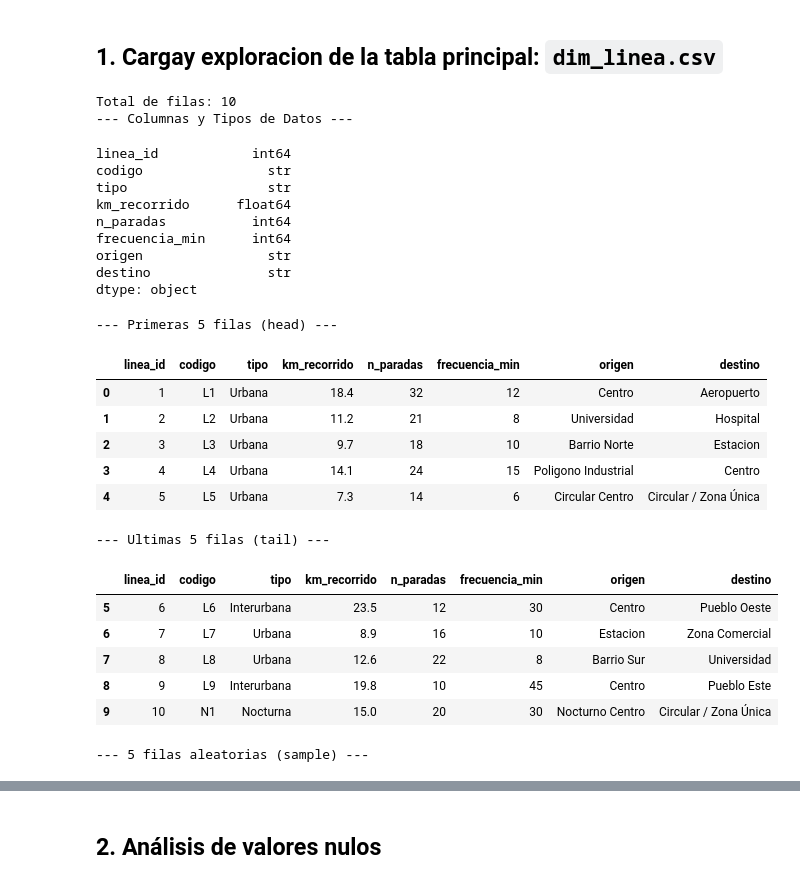
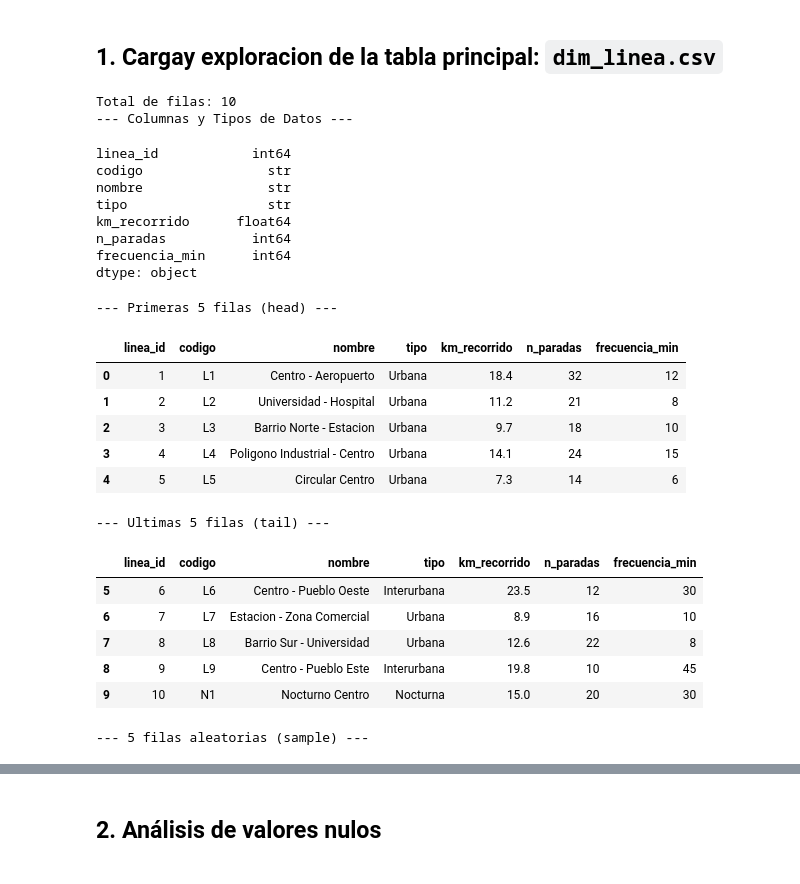
Before and after one commit to databaandsc/MetroBus_Analytics, a Jupyter notebook: 01_eda.ipynb, the cells around one changed output, grey strips where cells are left out. Drawn from its saved outputs; the diff is of its cells as text; code cells hidden in the pictures.

```diff
--- a/01_eda.ipynb
+++ b/01_eda.ipynb
@@ -1917,50 +1926,49 @@ La auditoría de la dimensión física (cocheras) revela un dataset en estado ó
 # %%
 
 # 1. Cargamos el dataset
-df_linea = pd.read_csv('data/dim_linea.csv')
+df_linea = pd.read_csv('data/raw/dim_linea.csv')
 
 # Número total de filas
 print("Total de filas:", len(df_linea))
 
 # 2. Ver columnas y tipos de datos
 print("--- Columnas y Tipos de Datos ---")
 display(df_linea.dtypes)
 
 # 3. Primeras 5 filas
 print("--- Primeras 5 filas (head) ---")
 display(df_linea.head())
 
 # 4. Ultimas 5 filas
 print("--- Ultimas 5 filas (tail) ---")
 display(df_linea.tail())
 
 # 5. 5 filas aleatorias
 print("--- 5 filas aleatorias (sample) ---")
 display(df_linea.sample(5))
 # %% [output]
 Total de filas: 10
 --- Columnas y Tipos de Datos ---
 linea_id            int64
 codigo                str
+nombre                str
 tipo                  str
 km_recorrido      float64
 n_paradas           int64
 frecuencia_min      int64
-origen                str
-destino               str
 dtype: object
 --- Primeras 5 filas (head) ---
-|  | linea_id | codigo | tipo | km_recorrido | n_paradas | frecuencia_min | origen | destino |
-| 0 | 1 | L1 | Urbana | 18.4 | 32 | 12 | Centro | Aeropuerto |
-| 1 | 2 | L2 | Urbana | 11.2 | 21 | 8 | Universidad | Hospital |
-| 2 | 3 | L3 | Urbana | 9.7 | 18 | 10 | Barrio Norte | Estacion |
-| 3 | 4 | L4 | Urbana | 14.1 | 24 | 15 | Poligono Industrial | Centro |
-| 4 | 5 | L5 | Urbana | 7.3 | 14 | 6 | Circular Centro | Circular / Zona Única |
+|  | linea_id | codigo | nombre | tipo | km_recorrido | n_paradas | frecuencia_min |
+| 0 | 1 | L1 | Centro - Aeropuerto | Urbana | 18.4 | 32 | 12 |
+| 1 | 2 | L2 | Universidad - Hospital | Urbana | 11.2 | 21 | 8 |
+| 2 | 3 | L3 | Barrio Norte - Estacion | Urbana | 9.7 | 18 | 10 |
+| 3 | 4 | L4 | Poligono Industrial - Centro | Urbana | 14.1 | 24 | 15 |
+| 4 | 5 | L5 | Circular Centro | Urbana | 7.3 | 14 | 6 |
 --- Ultimas 5 filas (tail) ---
-|  | linea_id | codigo | tipo | km_recorrido | n_paradas | frecuencia_min | origen | destino |
-| 5 | 6 | L6 | Interurbana | 23.5 | 12 | 30 | Centro | Pueblo Oeste |
-| 6 | 7 | L7 | Urbana | 8.9 | 16 | 10 | Estacion | Zona Comercial |
-| 7 | 8 | L8 | Urbana | 12.6 | 22 | 8 | Barrio Sur | Universidad |
-| 8 | 9 | L9 | Interurbana | 19.8 | 10 | 45 | Centro | Pueblo Este |
-| 9 | 10 | N1 | Nocturna | 15.0 | 20 | 30 | Nocturno Centro | Circular / Zona Única |
+|  | linea_id | codigo | nombre | tipo | km_recorrido | n_paradas | frecuencia_min |
+| 5 | 6 | L6 | Centro - Pueblo Oeste | Interurbana | 23.5 | 12 | 30 |
+| 6 | 7 | L7 | Estacion - Zona Comercial | Urbana | 8.9 | 16 | 10 |
+| 7 | 8 | L8 | Barrio Sur - Universidad | Urbana | 12.6 | 22 | 8 |
+| 8 | 9 | L9 | Centro - Pueblo Este | Interurbana | 19.8 | 10 | 45 |
+| 9 | 10 | N1 | Nocturno Centro | Nocturna | 15.0 | 20 | 30 |
 --- 5 filas aleatorias (sample) ---
```
Also changed, not shown: parts of 34 cells of this notebook, 8 other files.
